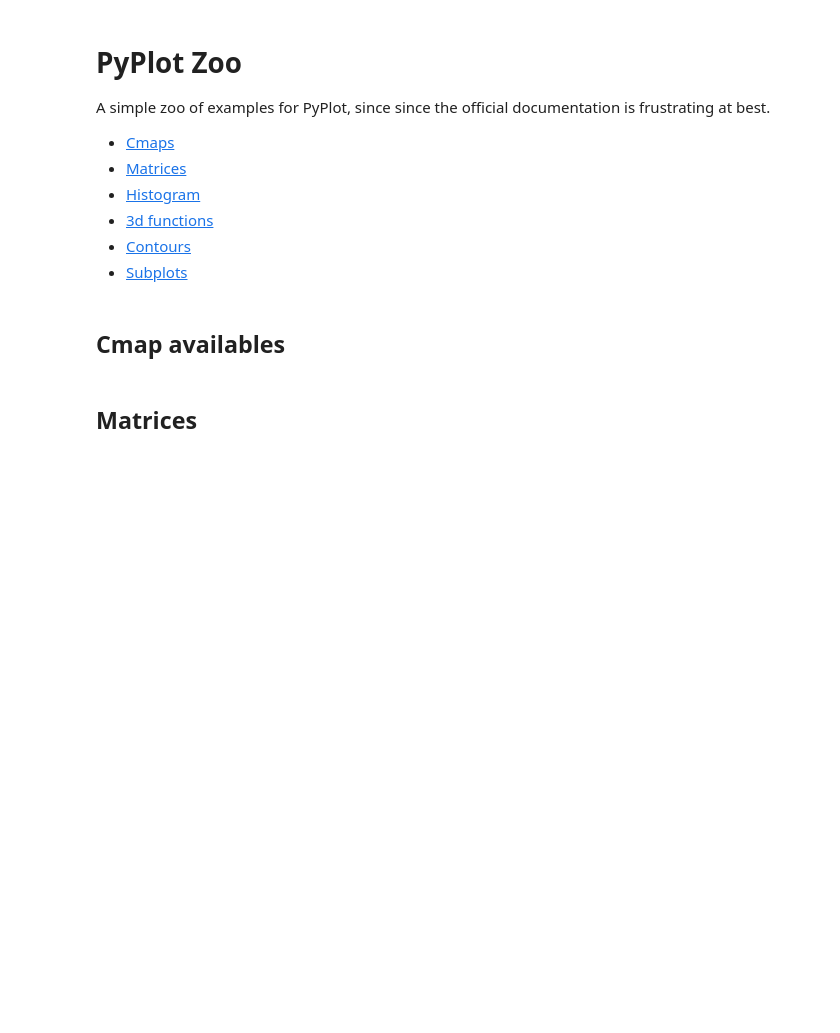
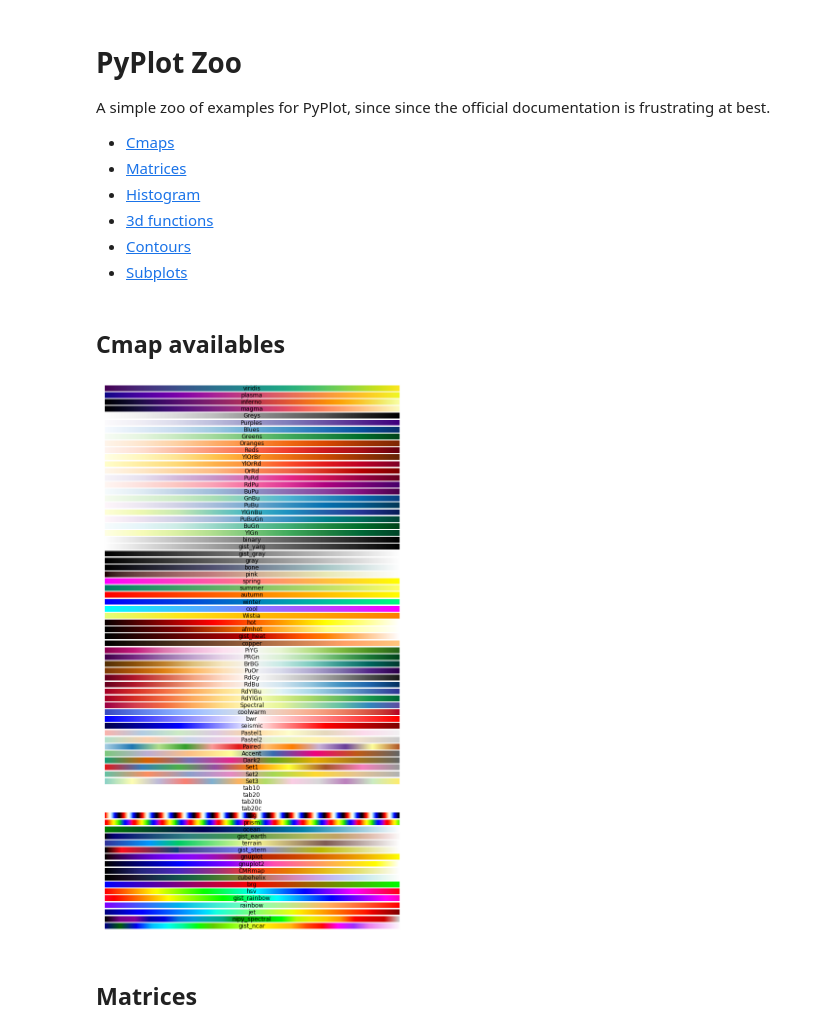
Before and after one commit to HKervadec/pyplot_zoo, a Jupyter notebook: index.ipynb, the cells around one changed output. Saved outputs shown, nothing was run; the diff lists cells and outputs as text; code cells hidden in the pictures; blank space fills up the shorter version.

Commit message:
Added visualization for cmaps

```diff
--- a/index.ipynb
+++ b/index.ipynb
@@ -40,6 +40,22 @@ cmaps = [('Perceptually Uniform Sequential', [
             'flag', 'prism', 'ocean', 'gist_earth', 'terrain', 'gist_stern',
             'gnuplot', 'gnuplot2', 'CMRmap', 'cubehelix', 'brg', 'hsv',
             'gist_rainbow', 'rainbow', 'jet', 'nipy_spectral', 'gist_ncar'])]
+rmaps = [c for e in cmaps for c in e[1] ]
+# %%
+gradient = np.linspace(0, 1, 256)
+gradient = np.tile(gradient, 5).reshape(5, 256)
+# %%
+_, axes = plt.subplots(nrows=len(rmaps), ncols=1, figsize = (30,20))
+
+for axe,cmap in zip(axes, rmaps):
+    try:
+        axe.set_title(cmap, y=-.25)
+        axe.set_axis_off()
+        axe.imshow(gradient, cmap=cmap)
+    except ValueError:
+        pass
+# %% [output]
+[figure, added]
 # %% [markdown]
 ## Matrices
 # %%
```
Also changed, not shown: parts of 9 cells of this notebook, 1 other file.
